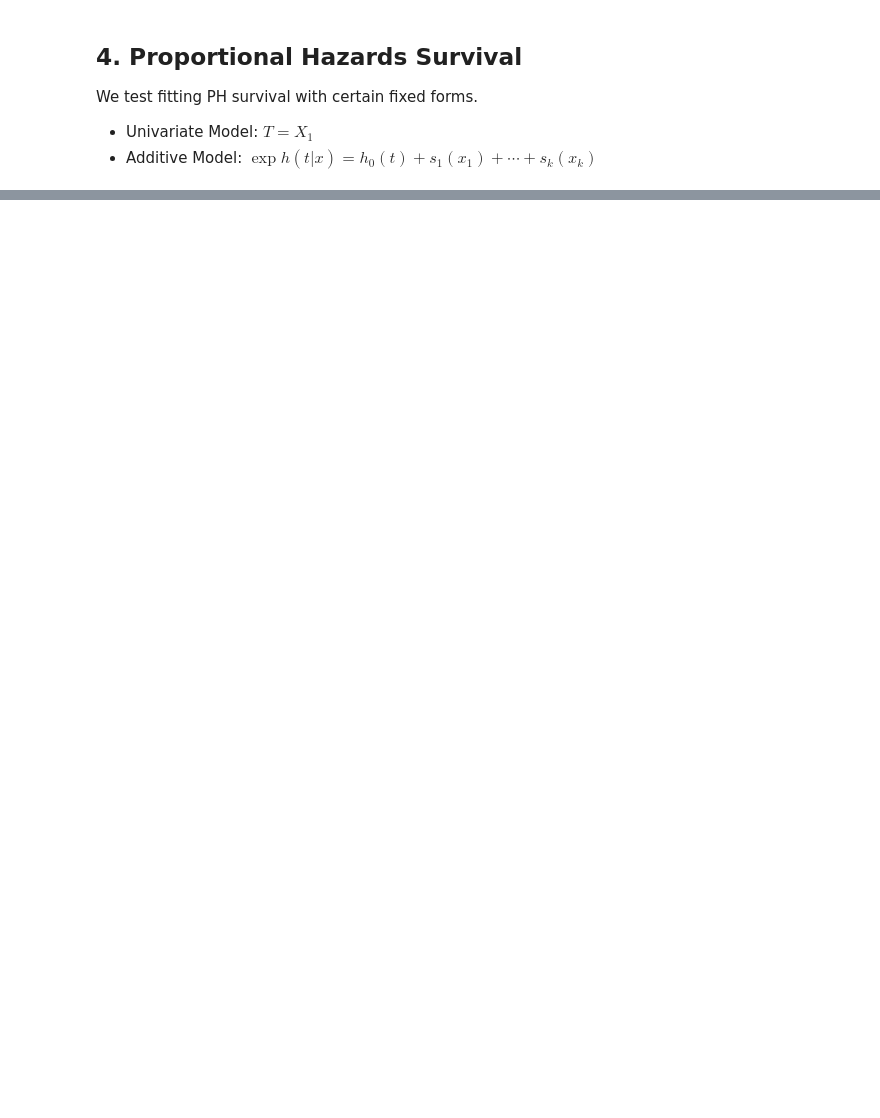
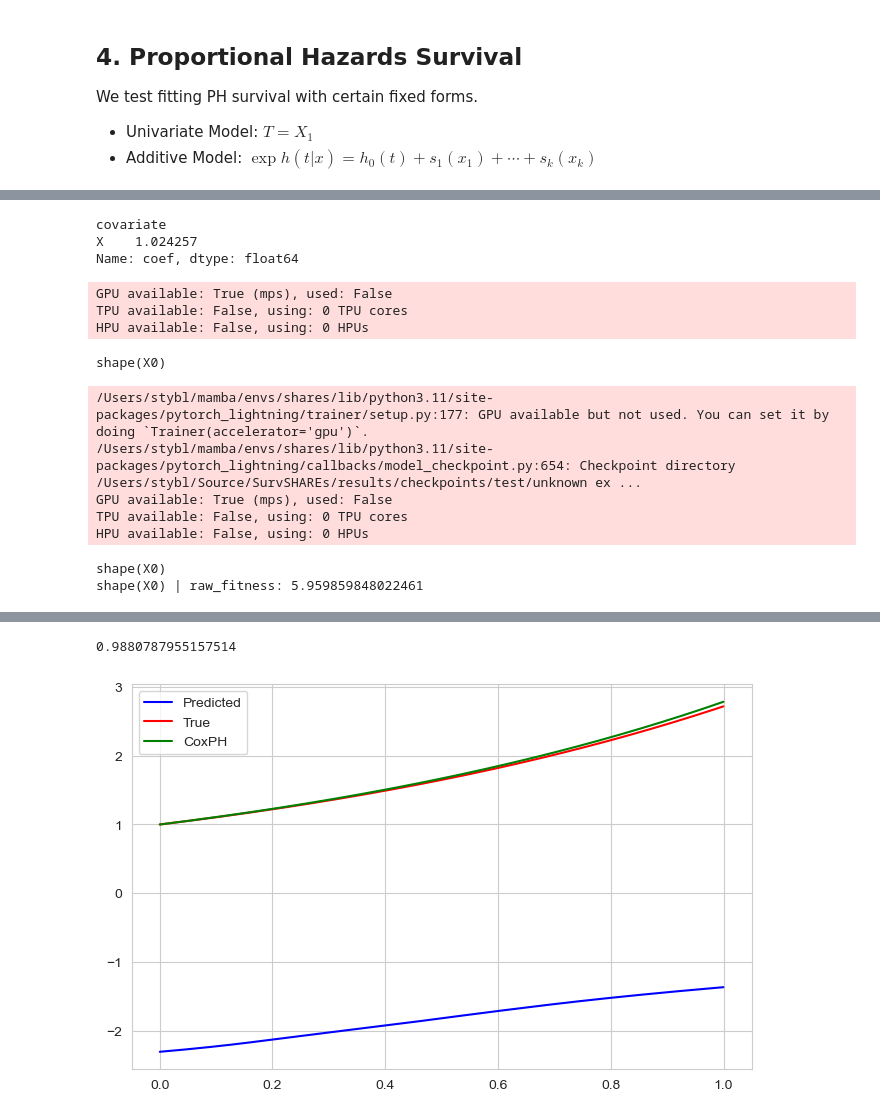
Before and after one commit to steliosbl/SurvSHAREs, a Jupyter notebook: fixed_equation_forms.ipynb, the cells around one changed output, grey strips where cells are left out. Cells and saved outputs as stored; diff of their text form; code cells hidden in the pictures; blank space fills up the shorter version.

Commit message:
Implemented univariate survival fixed-equation test

```diff
--- a/fixed_equation_forms.ipynb
+++ b/fixed_equation_forms.ipynb
@@ -344,5 +340,4 @@ We test fitting PH survival with certain fixed forms.
 # %%
-from survshares.metrics import negative_pll
 from survshares.loss import approximateNpllLoss, npllLoss
 
 survival_params = {
@@ -350,9 +345,9 @@ survival_params = {
     "arities": {2: [add2, sub2, mul2, div2]},
     "init_depth": (2, 6),
     "init_method": "half and half",
-    "n_features": 10,
+    "n_features": 1,
     "const_range": (-1.0, 1.0),
-    "metric": negative_pll,
+    "metric": fitness_npll_shrink,
     "p_point_replace": 0.05,
     "parsimony_coefficient": 0.1,
     "optim_dict": {
@@ -452,12 +375,0 @@ HPU available: False, using: 0 HPUs
-# %%
-from survshares.datasets import Metabric
-from sklearn.model_selection import train_test_split
-dataset = Metabric()
-X, T, E = dataset.load()
-X_train, X_test, T_train, T_test, E_train, E_test = train_test_split(X, T, E, test_size=0.2, random_state=42)
-n_features = X.shape[1]
-share_test = [add2] * (n_features-1) + [elem for i in range(n_features) for elem in [shape1, i]]
-gp = _Program(program=share_test, **survival_params)
-gp.raw_fitness(torch.Tensor(X_train), torch.Tensor(T_train), torch.tensor(E_train))
-y_pred = gp.execute(torch.Tensor(X_test))
-concordance_index(T_test, -y_pred, E_test)
@@ -581,0 +376,43 @@ E50 =  0.11947282063552611
+# %%
+from lifelines import CoxPHFitter
+def generate_exponential_data(n=5000, lamb=0.1, C=60):
+    U, X = np.random.rand(n), np.random.uniform(0, 1, n)
+    T = -np.log(U) / (lamb * np.exp(X))
+    Y = np.minimum(T, C)
+    E = (T <= C).astype(int)
+
+    return X.reshape(-1,1), Y, E
+
+X, T, E = generate_exponential_data()
+
+cph = CoxPHFitter().fit(pd.DataFrame({'T': T, 'E': E, 'X': X[:,0]}), duration_col='T', event_col='E')
+print(cph.params_)
+# %% [output]
+covariate
+X    1.024257
+Name: coef, dtype: float64
+# %%
+test_share = [shape1, 0]
+
+gp = _Program(program=test_share, **survival_params)
+gp.raw_fitness(torch.Tensor(X), torch.Tensor(T), torch.Tensor(E))
+y_pred = gp.execute(torch.Tensor(X))
+idx = np.argsort(X[:,0])
+fig, ax = plt.subplots(figsize=(8, 5))
+ax.plot(X[idx], y_pred[idx], label='Predicted', color='blue')
+ax.plot(X[idx], np.exp(X[idx]), label='True', color='red')
+ax.plot(X[idx], np.exp(cph.params_['X'] * X[idx]), label='CoxPH', color='green')
+ax.legend()
+print(np.corrcoef(y_pred, np.exp(X[:,0]))[0,1])
+# %% [output]
+GPU available: True (mps), used: False
+TPU available: False, using: 0 TPU cores
+HPU available: False, using: 0 HPUs
+shape(X0)
+/Users/stybl/mamba/envs/shares/lib/python3.11/site-packages/pytorch_lightning/trainer/setup.py:177: GPU available but not used. You can set it by doing `Trainer(accelerator='gpu')`.
+/Users/stybl/mamba/envs/shares/lib/python3.11/site-packages/pytorch_lightning/callbacks/model_checkpoint.py:654: Checkpoint directory /Users/stybl/Source/SurvSHAREs/results/checkpoints/test/unknown ex ...
+GPU available: True (mps), used: False
+TPU available: False, using: 0 TPU cores
+HPU available: False, using: 0 HPUs
+shape(X0)
+shape(X0) | raw_fitness: 5.959859848022461
@@ -581,0 +420,2 @@ E50 =  0.11947282063552611
+0.9880787955157514
+[figure, added]
```
Also changed, not shown: parts of 16 cells of this notebook, 2 other files.
